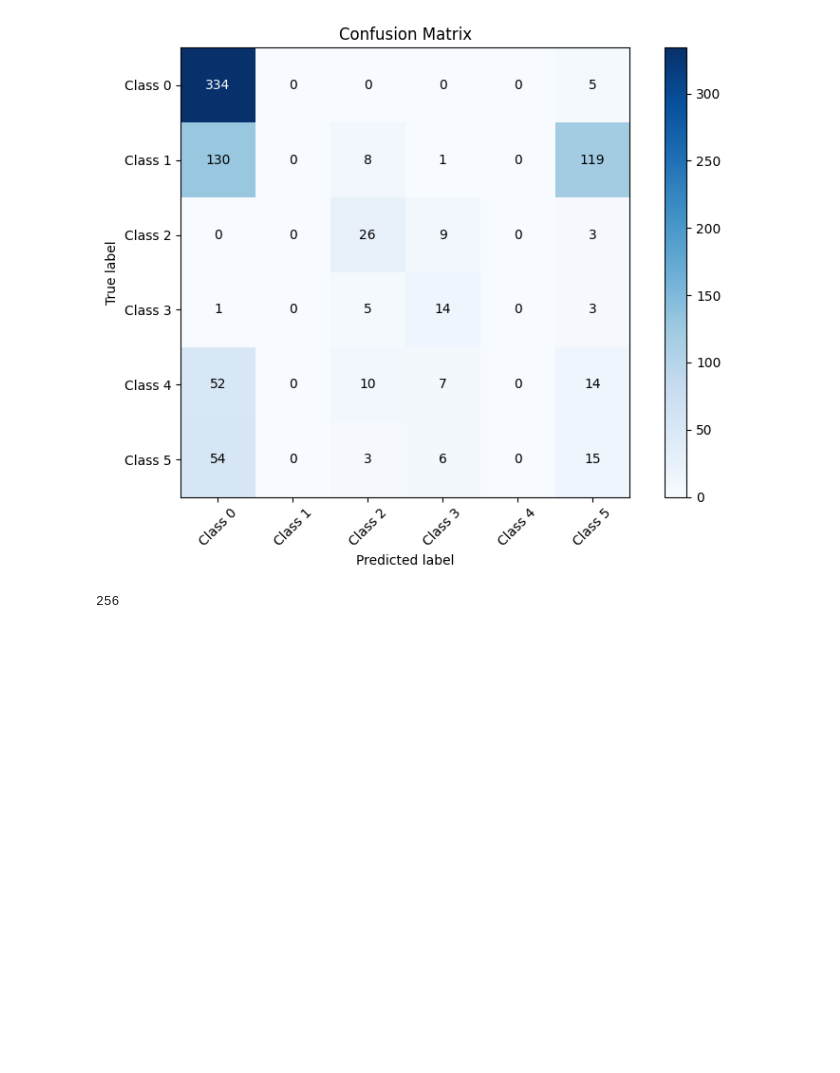
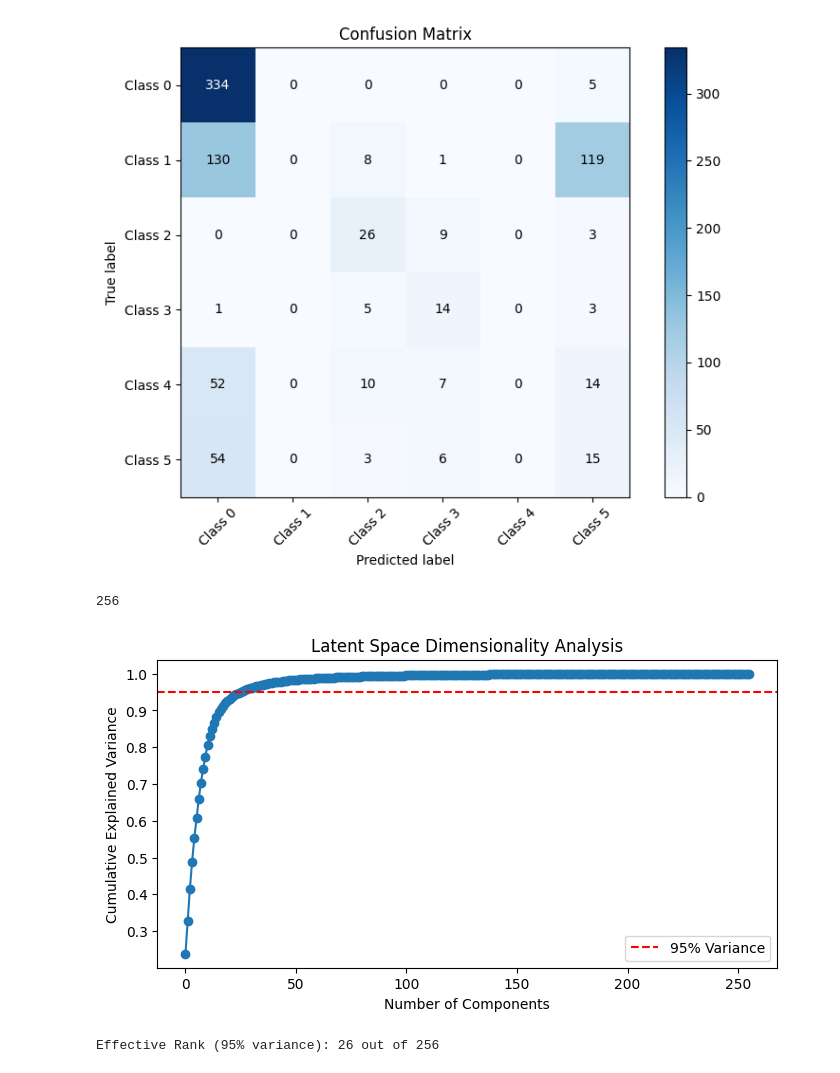
Before and after one commit to czotterbenedek/ood-detection-with-timedrl, a Jupyter notebook: analysis_results.ipynb, the cells around one changed output. Cells and saved outputs as stored; diff of their text form; code cells hidden in the pictures; blank space fills up the shorter version.

Commit message:
chack for feature collapse

```diff
--- a/analysis_results.ipynb
+++ b/analysis_results.ipynb
@@ -14,12 +14,12 @@ import torch
 from sklearn.manifold import TSNE
 from sklearn.decomposition import PCA
 # %%
-data_name = "WISDM"
+data_name = "HAR"
 
-id_results = np.load(f"./analysis_results/{data_name}_n3_h2_id_v3_new-odin-calc.npz")
+id_results = np.load(f"./analysis_results/{data_name}_n3_h2_id_v2.npz")
 id_results = {key: id_results[key] for key in id_results.files}
 
-ood_results = np.load(f"./analysis_results/{data_name}_n3_h2_ood_v3_new-odin-calc.npz")
+ood_results = np.load(f"./analysis_results/{data_name}_n3_h2_ood_v2.npz")
 ood_results = {key: ood_results[key] for key in ood_results.files}
 
 
@@ -496,3 +496,31 @@ plot_confusion_matrix_manual(analysis_results)
 len(analysis_results.get("latents")[0])
 # %% [output]
 256
+# %%
+def check_feature_collapse(latents):
+    # Center the latents
+    latents_centered = latents - np.mean(latents, axis=0)
+    # Get Singular Values
+    u, s, vh = np.linalg.svd(latents_centered)
+
+    # Calculate cumulative variance explained
+    explained_variance = (s**2) / np.sum(s**2)
+    cumulative_variance = np.cumsum(explained_variance)
+
+    plt.figure(figsize=(8, 4))
+    plt.plot(cumulative_variance, marker='o')
+    plt.axhline(y=0.95, color='r', linestyle='--', label='95% Variance')
+    plt.title("Latent Space Dimensionality Analysis")
+    plt.xlabel("Number of Components")
+    plt.ylabel("Cumulative Explained Variance")
+    plt.legend()
+    plt.show()
+
+    # Effective Rank: how many dims to reach 95% variance?
+    eff_rank = np.argmax(cumulative_variance >= 0.95) + 1
+    print(f"Effective Rank (95% variance): {eff_rank} out of {latents.shape[1]}")
+# %%
+check_feature_collapse(ood_results['latents'])
+# %% [output]
+[figure, added]
+Effective Rank (95% variance): 26 out of 256
```
Also changed, not shown: 2 other files.
